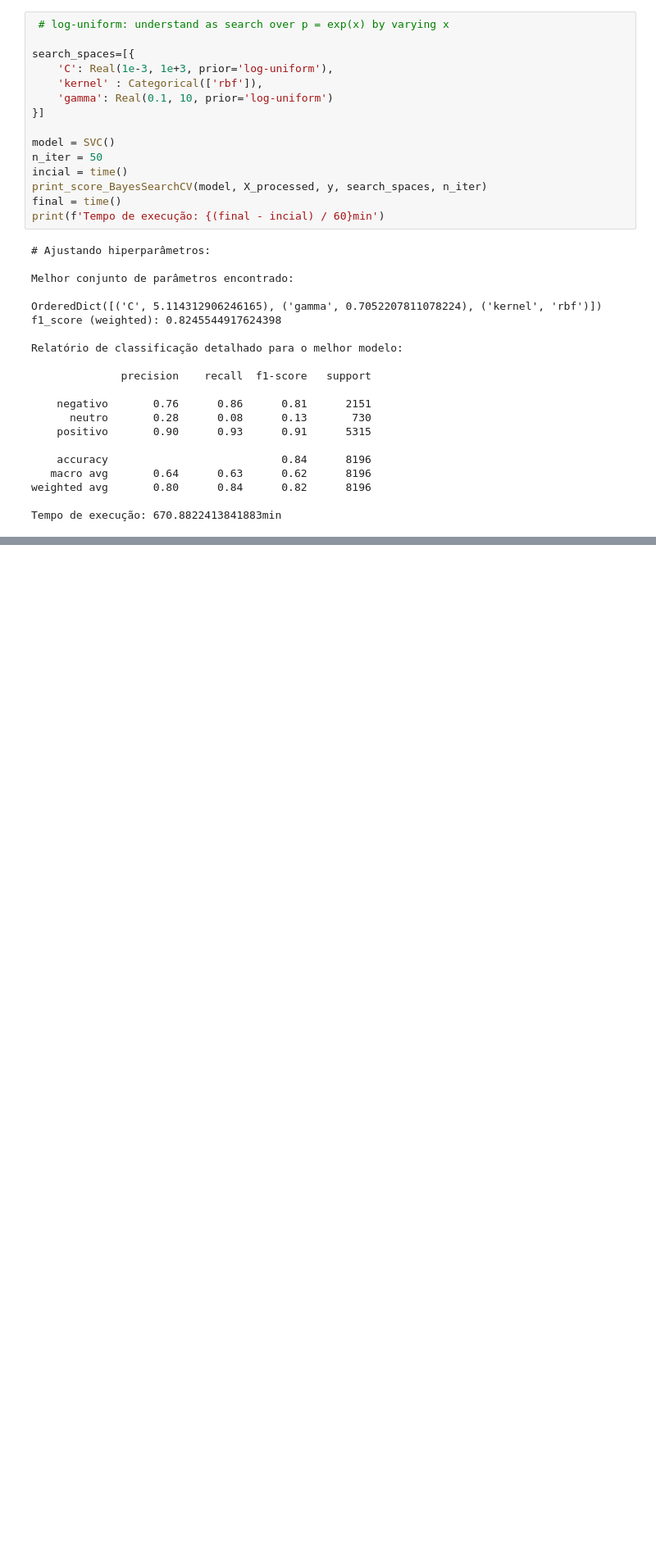
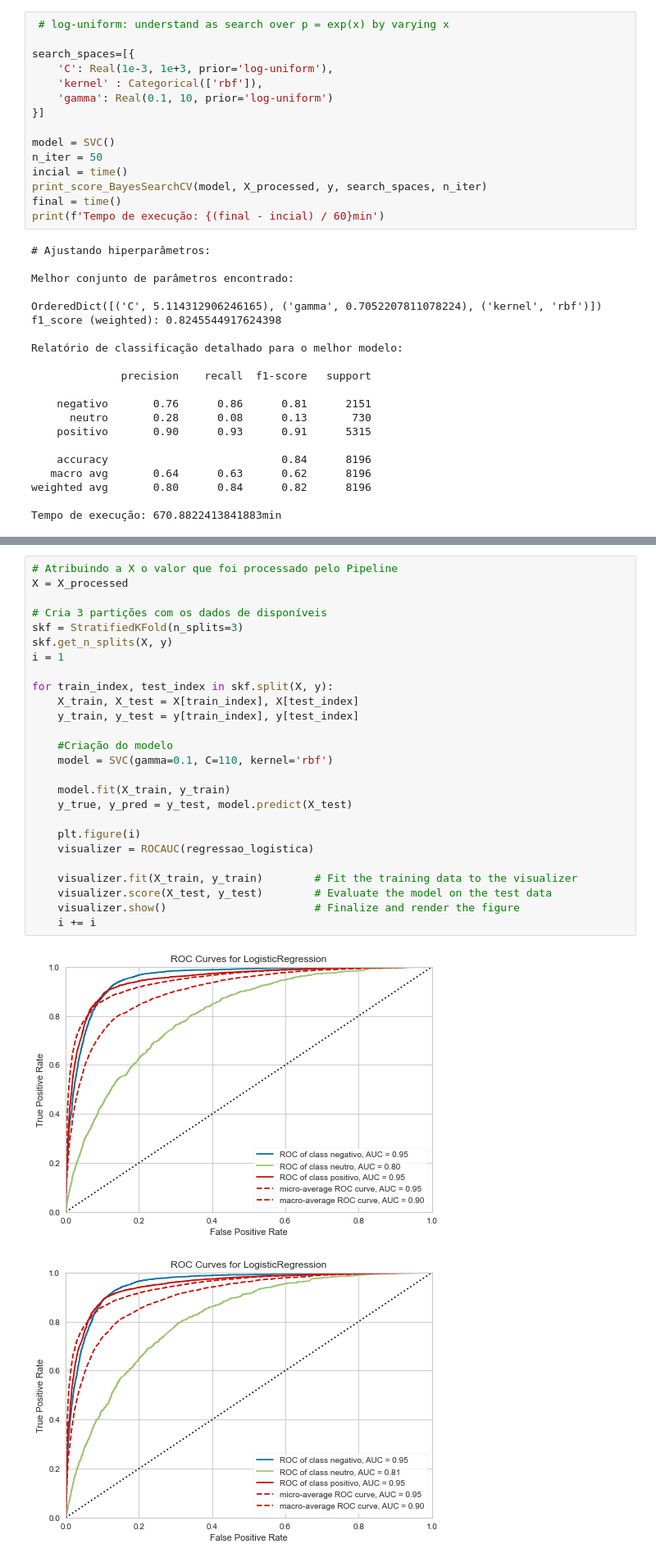
Before and after one commit to IgorFormiga/NLP_analise_de_sentimento, a Jupyter notebook: analise_sentimento.ipynb, the cells around one changed output, grey strips where cells are left out. Shown: that part at 82% size. Saved outputs shown, nothing was run; the diff lists cells and outputs as text; blank space fills up the shorter version.

```diff
--- a/analise_sentimento.ipynb
+++ b/analise_sentimento.ipynb
@@ -1395,0 +1600,29 @@ Tempo de execução: 670.8822413841883min
+# %%
+# Atribuindo a X o valor que foi processado pelo Pipeline
+X = X_processed
+
+# Cria 3 partições com os dados de disponíveis
+skf = StratifiedKFold(n_splits=3)
+skf.get_n_splits(X, y)
+i = 1
+
+for train_index, test_index in skf.split(X, y):
+    X_train, X_test = X[train_index], X[test_index]
+    y_train, y_test = y[train_index], y[test_index]
+
+    #Criação do modelo
+    model = SVC(gamma=0.1, C=110, kernel='rbf')
+
+    model.fit(X_train, y_train)
+    y_true, y_pred = y_test, model.predict(X_test)
+
+    plt.figure(i)
+    visualizer = ROCAUC(regressao_logistica)
+
+    visualizer.fit(X_train, y_train)        # Fit the training data to the visualizer
+    visualizer.score(X_test, y_test)        # Evaluate the model on the test data
+    visualizer.show()                       # Finalize and render the figure
+    i += i
+# %% [output]
+[figure, added]
+[figure, added]
```
Also changed, not shown: parts of 51 cells of this notebook.
